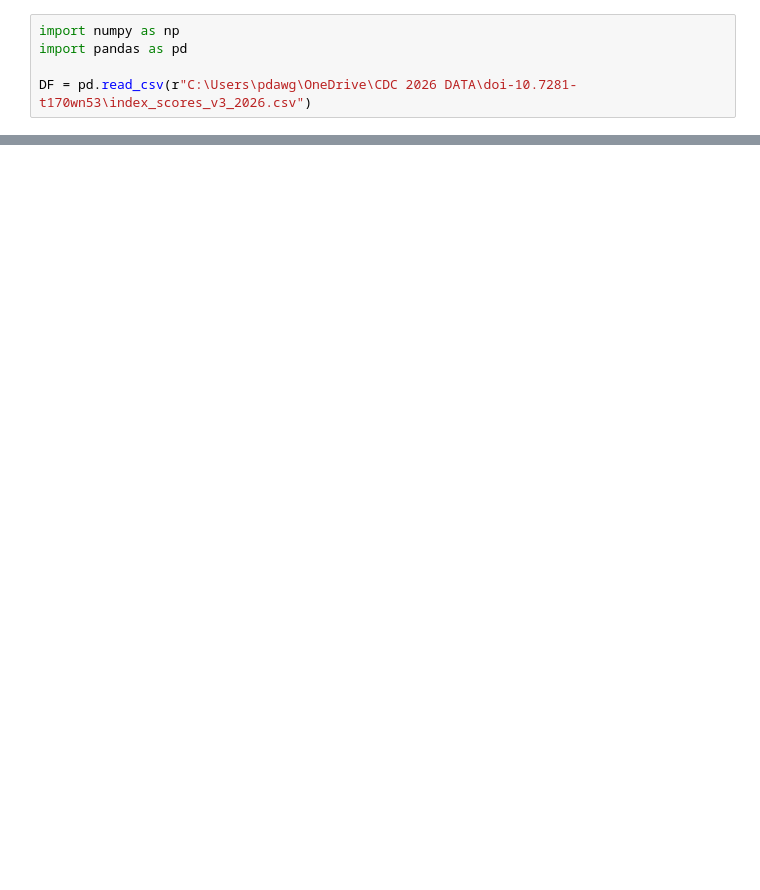
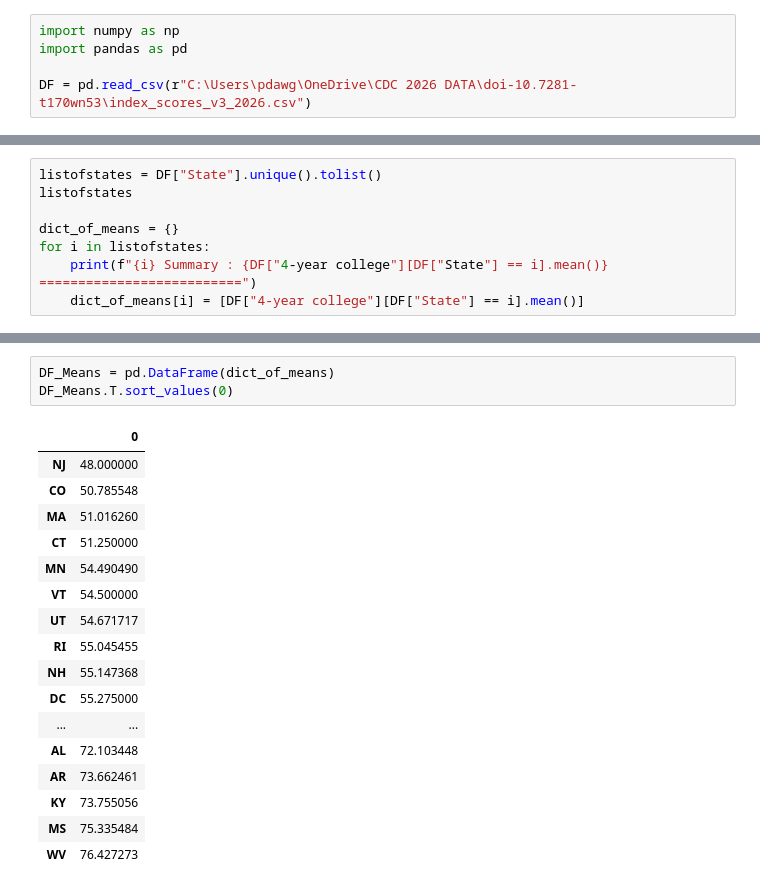
Before and after one commit to PerryWithAP/CDC-2026---Biokind-Team, a Jupyter notebook: Perry-Test.ipynb, the cells around one changed output, grey strips where cells are left out. Cells and saved outputs as stored; diff of their text form; blank space fills up the shorter version.

Commit message:
Education Variables Means

```diff
--- a/Perry-Test.ipynb
+++ b/Perry-Test.ipynb
@@ -26,0 +31,8 @@ Hispanic or Latino and 285
+# %%
+listofstates = DF["State"].unique().tolist()
+listofstates
+
+dict_of_means = {}
+for i in listofstates:
+    print(f"{i} Summary : {DF["4-year college"][DF["State"] == i].mean()} ==========================")
+    dict_of_means[i] = [DF["4-year college"][DF["State"] == i].mean()]
@@ -26,0 +77,21 @@ Hispanic or Latino and 285
+# %%
+DF_Means = pd.DataFrame(dict_of_means)
+DF_Means.T.sort_values(0)
+# %% [output]
+|  | 0 |
+| NJ | 48.000000 |
+| CO | 50.785548 |
+| MA | 51.016260 |
+| CT | 51.250000 |
+| MN | 54.490490 |
+| VT | 54.500000 |
+| UT | 54.671717 |
+| RI | 55.045455 |
+| NH | 55.147368 |
+| DC | 55.275000 |
+| ... | ... |
+| AL | 72.103448 |
+| AR | 73.662461 |
+| KY | 73.755056 |
+| MS | 75.335484 |
+| WV | 76.427273 |
```
Also changed, not shown: parts of 9 cells of this notebook.
